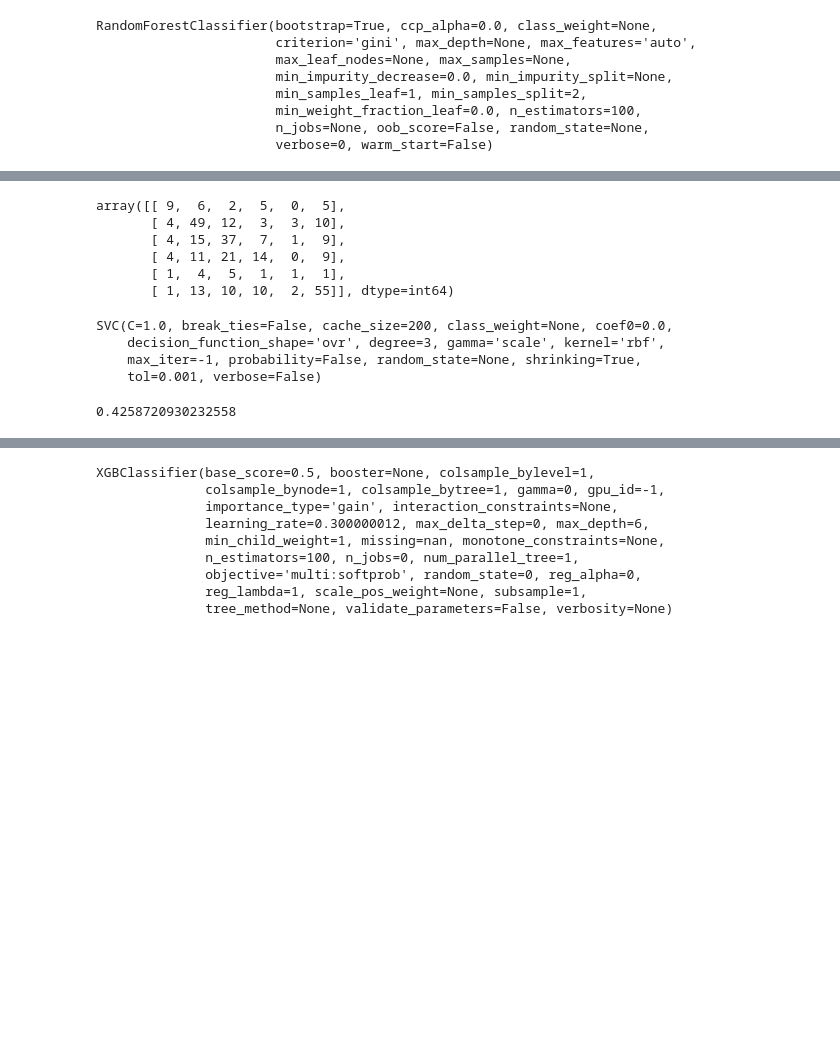
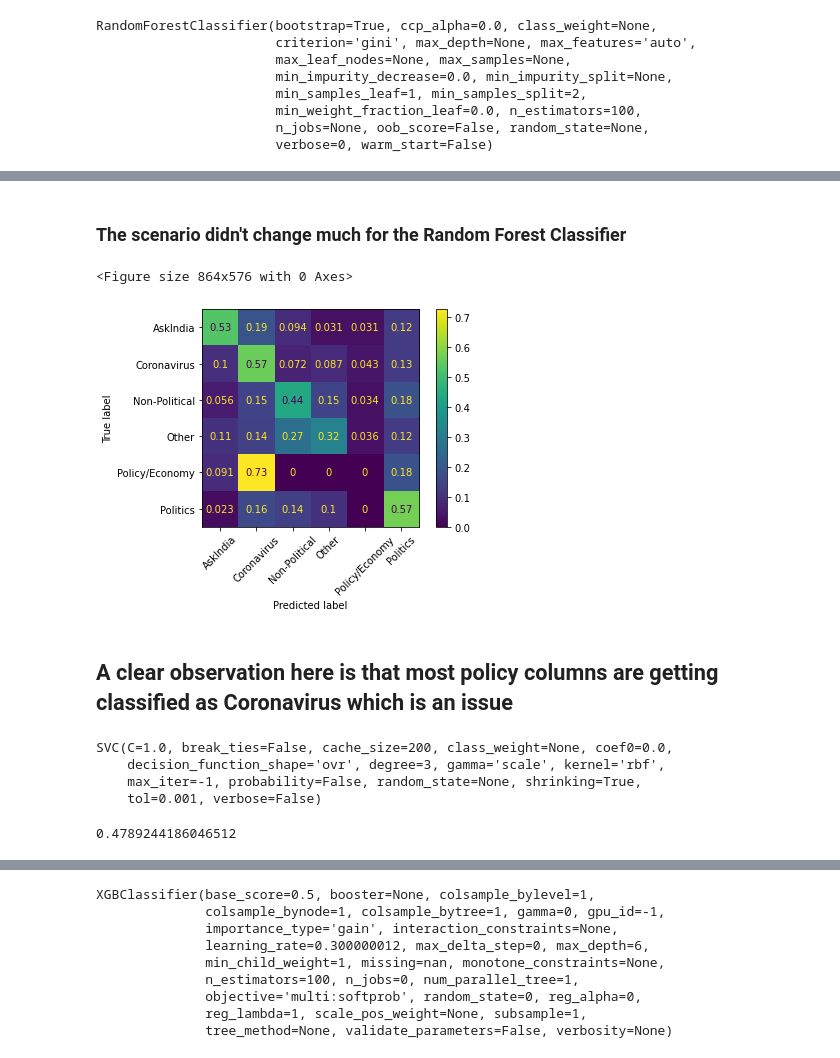
Before and after one commit to janakrajchadha/midas_project, a Jupyter notebook: Part III - Flair Classifier.ipynb, the cells around one changed output, grey strips where cells are left out. Cells and saved outputs as stored; diff of their text form; code cells hidden in the pictures; blank space fills up the shorter version.

```diff
--- a/Part III - Flair Classifier.ipynb
+++ b/Part III - Flair Classifier.ipynb
@@ -255,9 +289,12 @@ accuracy_score(y_test, rf_clf.predict(X_test))
-# %%
-confusion_matrix(y_test, rf_clf.predict(X_test))
-# %% [output]
-array([[ 9,  6,  2,  5,  0,  5],
-       [ 4, 49, 12,  3,  3, 10],
-       [ 4, 15, 37,  7,  1,  9],
-       [ 4, 11, 21, 14,  0,  9],
-       [ 1,  4,  5,  1,  1,  1],
-       [ 1, 13, 10, 10,  2, 55]], dtype=int64)
+# %% [markdown]
+### The scenario didn't change much for the Random Forest Classifier
+# %%
+plt.figure(figsize=(12, 8))
+plot_confusion_matrix(rf_clf, X_test, y_test, normalize='true')
+plt.xticks(rotation=45)
+plt.show()
+# %% [output]
+<Figure size 864x576 with 0 Axes>
+[figure, added]
+# %% [markdown]
+## A clear observation here is that most policy columns are getting classified as Coronavirus which is an issue
@@ -270,7 +314,7 @@ SVC(C=1.0, break_ties=False, cache_size=200, class_weight=None, coef0=0.0,
     max_iter=-1, probability=False, random_state=None, shrinking=True,
     tol=0.001, verbose=False)
 # %%
-accuracy_score(y_train, svm_clf.predict(X_train))
+accuracy_score(y_train, svm_clf.predict(X_train_tnsf2))
 # %% [output]
-0.4258720930232558
+0.4789244186046512
 # %%
```
Also changed, not shown: parts of 89 cells of this notebook, 4 other files.
